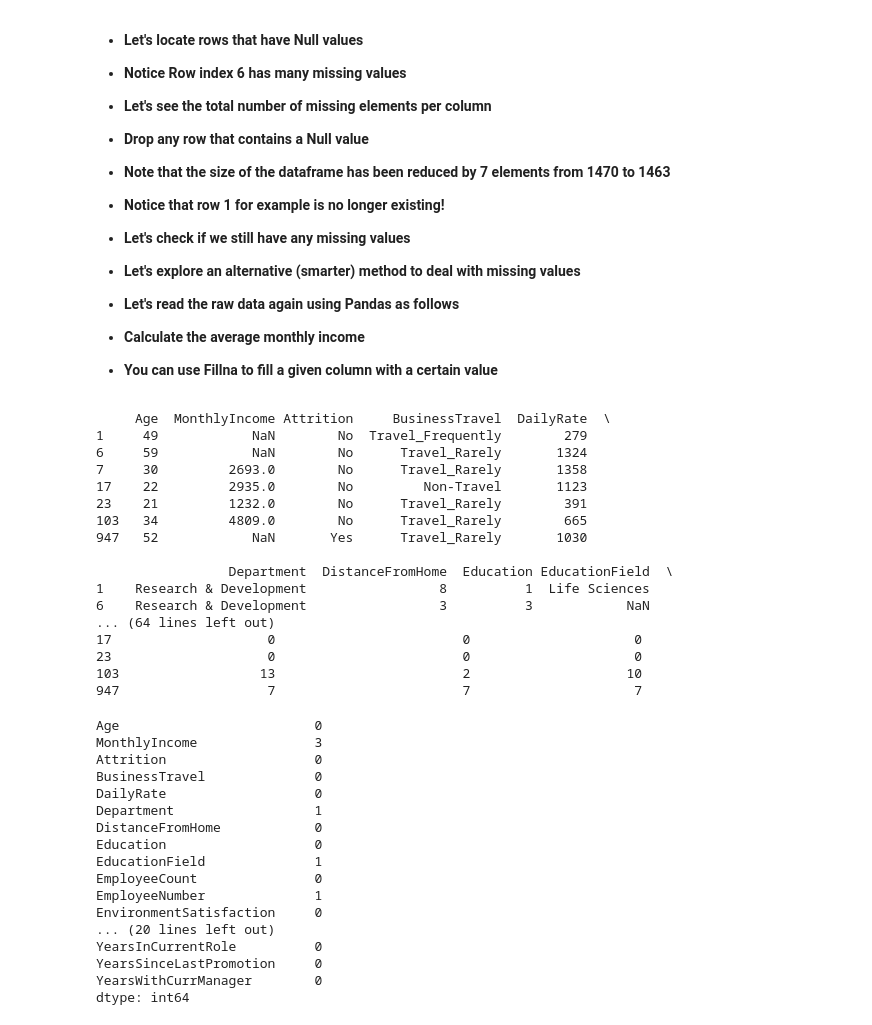
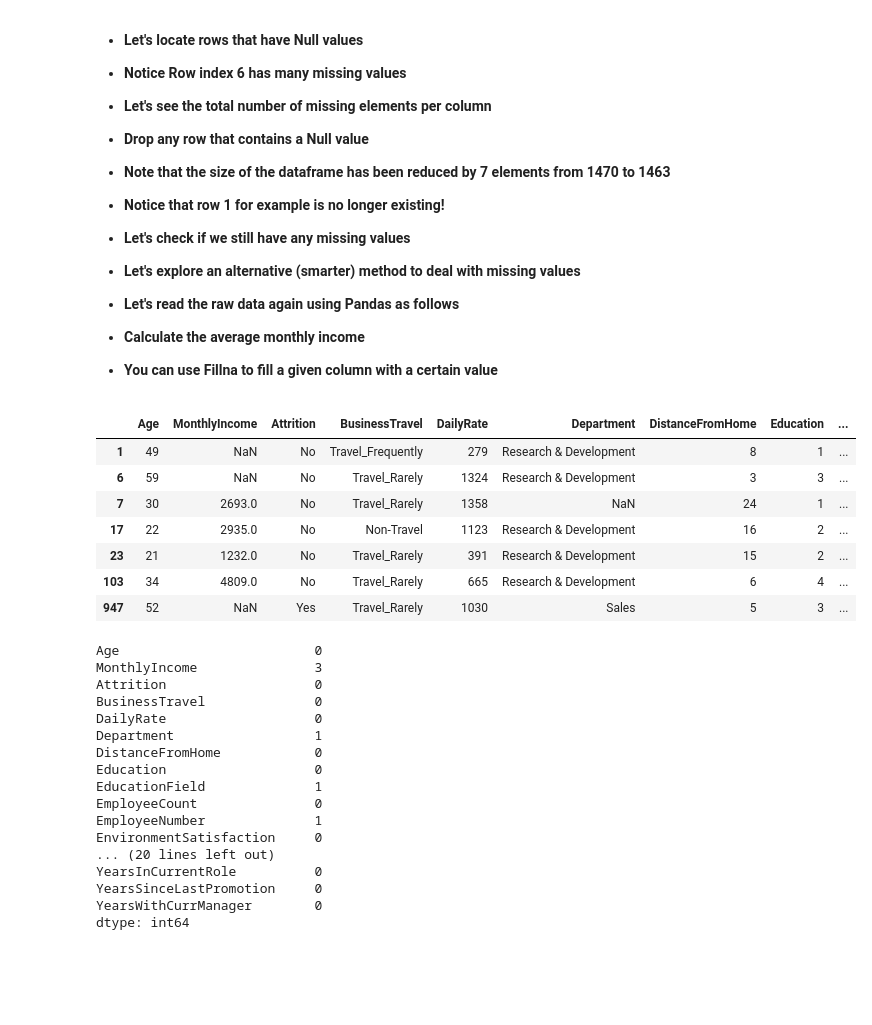
Before and after one commit to easgarli/datascience_bootcamp, a Jupyter notebook: Data Module Projects-2024-july/EDA Project/EDA Project_Elnur_Asgarli.ipynb, the cells around one changed output. Cells and saved outputs as stored; diff of their text form; code cells hidden in the pictures; blank space fills up the shorter version.

```diff
--- a/Data Module Projects-2024-july/EDA Project/EDA Project_Elnur_Asgarli.ipynb
+++ b/Data Module Projects-2024-july/EDA Project/EDA Project_Elnur_Asgarli.ipynb
@@ -140,27 +140,18 @@ Mean age of employees is: 36.92
 - **You can use Fillna to fill a given column with a certain value**
 # %%
 # Locate rows with null values
-null_rows = employee_df[employee_df.isnull().any(axis=1)]
+null_rows = pd.DataFrame(employee_df[employee_df.isnull().any(axis=1)])
 
-print(null_rows)
+null_rows
 # %% [output]
-     Age  MonthlyIncome Attrition     BusinessTravel  DailyRate  \
-1     49            NaN        No  Travel_Frequently        279
-6     59            NaN        No      Travel_Rarely       1324
-7     30         2693.0        No      Travel_Rarely       1358
-17    22         2935.0        No         Non-Travel       1123
-23    21         1232.0        No      Travel_Rarely        391
-103   34         4809.0        No      Travel_Rarely        665
-947   52            NaN       Yes      Travel_Rarely       1030
-
-                 Department  DistanceFromHome  Education EducationField  \
-1    Research & Development                 8          1  Life Sciences
-6    Research & Development                 3          3            NaN
-... (64 lines left out)
-17                    0                        0                     0
-23                    0                        0                     0
-103                  13                        2                    10
-947                   7                        7                     7
+|  | Age | MonthlyIncome | Attrition | BusinessTravel | DailyRate | Department | DistanceFromHome | Education | ... |
+| 1 | 49 | NaN | No | Travel_Frequently | 279 | Research & Development | 8 | 1 | ... |
+| 6 | 59 | NaN | No | Travel_Rarely | 1324 | Research & Development | 3 | 3 | ... |
+| 7 | 30 | 2693.0 | No | Travel_Rarely | 1358 | NaN | 24 | 1 | ... |
+| 17 | 22 | 2935.0 | No | Non-Travel | 1123 | Research & Development | 16 | 2 | ... |
+| 23 | 21 | 1232.0 | No | Travel_Rarely | 391 | Research & Development | 15 | 2 | ... |
+| 103 | 34 | 4809.0 | No | Travel_Rarely | 665 | Research & Development | 6 | 4 | ... |
+| 947 | 52 | NaN | Yes | Travel_Rarely | 1030 | Sales | 5 | 3 | ... |
 # %%
 # total number of missing values per column
 employee_df.isnull().sum()
```
Also changed, not shown: parts of 8 cells of this notebook.
